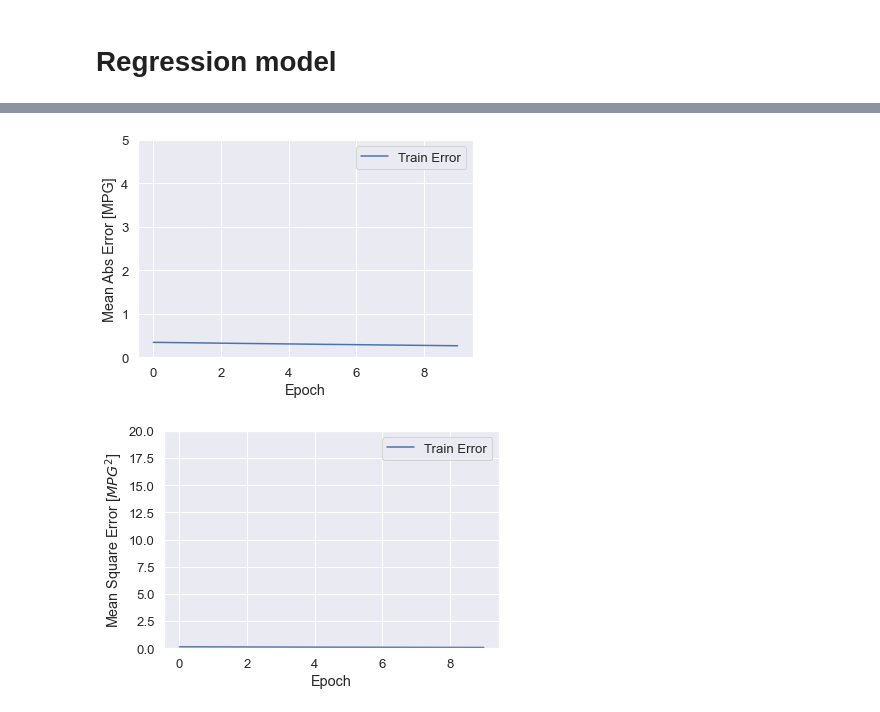
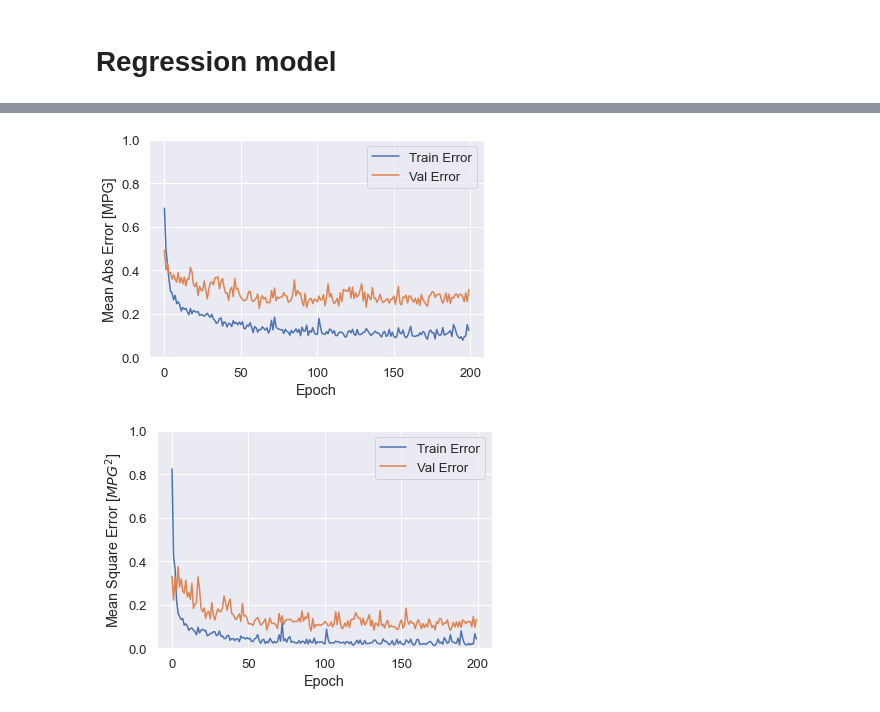
Before and after one commit to Egorka1/WG_Forge, a Jupyter notebook: WGProject.ipynb, the cells around one changed output, grey strips where cells are left out. Cells and saved outputs as stored; diff of their text form; code cells hidden in the pictures.

```diff
--- a/WGProject.ipynb
+++ b/WGProject.ipynb
@@ -636,8 +705,10 @@ Name: item_price_credit, dtype: float64
 # %%
 def build_model():
     model = keras.Sequential([
-        layers.Dense(64, activation='relu', input_shape=[2]),
+        layers.Dense(128, activation='relu', input_shape=[len(features)]),
         layers.Dense(64, activation='relu'),
+        layers.Dense(32, activation='relu'),
+        layers.Dropout(0.1),
         layers.Dense(1)
     ])
 
@@ -645,7 +716,7 @@ def build_model():
 
     model.compile(loss='mse',
                   optimizer=optimizer,
-                  metrics=['mae', 'mse'])
+                  metrics=['mae','mse'])
     return model
 # %%
 model = build_model()
@@ -669,6 +742,0 @@ _________________________________________________________________
-# %%
-train_data = [[1, 1], [1, 0], [0, 1], [0, 0]]
-train_labels = [0, 1, 1, 0]
-
-history = model.fit(train_data, train_labels,
-                    epochs=10)
@@ -692,0 +743,5 @@ Epoch 10/10
+# %%
+train_data, train_labels = np.array(normed_gold_dataset[features]), np.array(normed_gold_dataset[target_gold])
+# %%
+history = model.fit(x=train_data, y=train_labels,
+                    validation_split=0.1, epochs=200, shuffle=True)
@@ -704,30 +777,33 @@ hist.tail()
 # %%
 def plot_history(history):
     hist = pd.DataFrame(history.history)
     hist['epoch'] = history.epoch
 
     plt.figure()
     plt.xlabel('Epoch')
     plt.ylabel('Mean Abs Error [MPG]')
     plt.plot(hist['epoch'], hist['mae'],
              label='Train Error')
-    plt.ylim([0,5])
+    plt.plot(hist['epoch'], hist['val_mae'],
+             label='Val Error')
+    plt.ylim([0,1])
     plt.legend()
 
     plt.figure()
     plt.xlabel('Epoch')
     plt.ylabel('Mean Square Error [$MPG^2$]')
     plt.plot(hist['epoch'], hist['mse'],
              label='Train Error')
-    plt.ylim([0,20])
+    plt.plot(hist['epoch'], hist['val_mse'],
+             label='Val Error')
+    plt.ylim([0,1])
     plt.legend()
     plt.show()
 
-
 plot_history(history)
 # %% [output]
-[figure, old version]
+[figure, new version]
-[figure, old version]
+[figure, new version]
 # %%
 loss, mae, mse = model.evaluate(train_data, train_labels)
 
```
Also changed, not shown: parts of 22 cells of this notebook.
